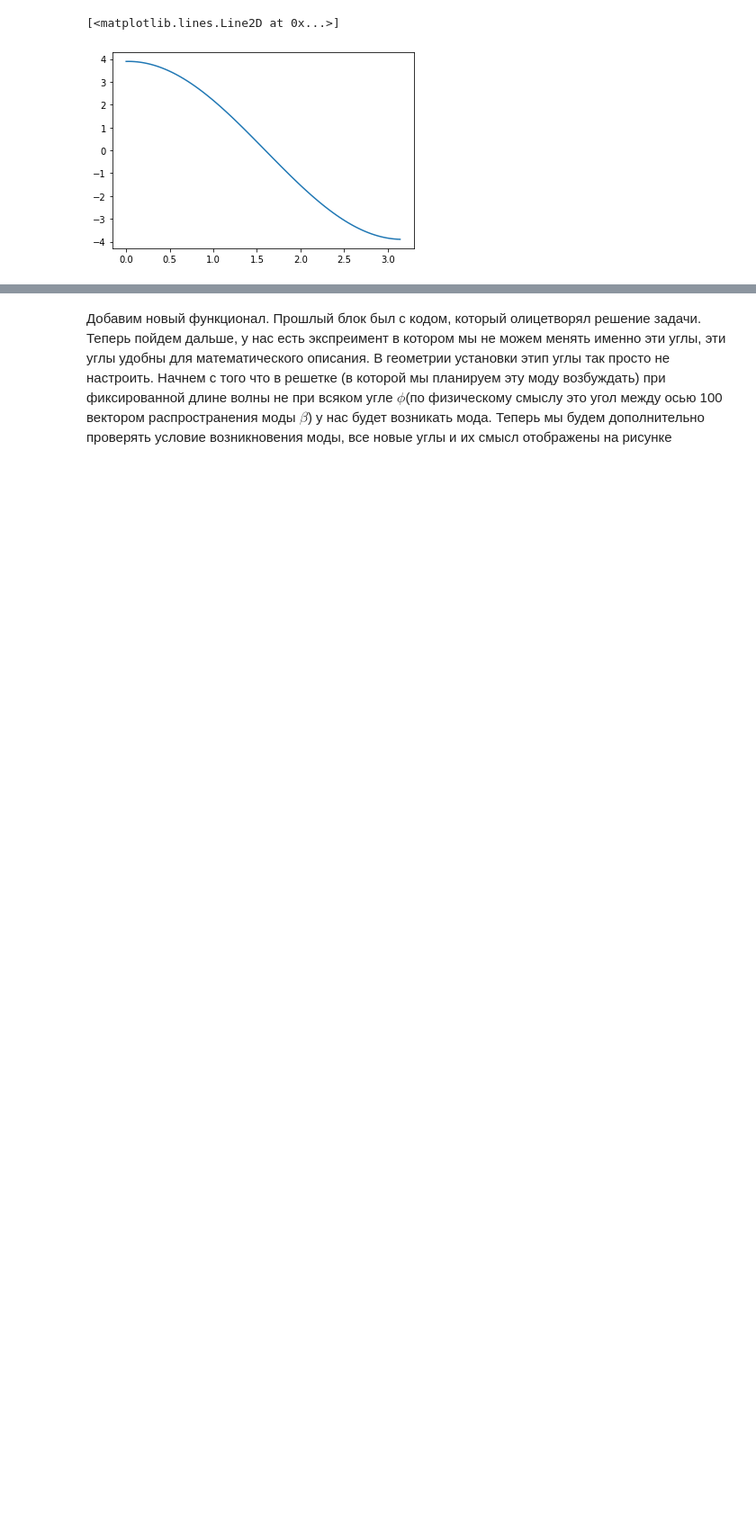
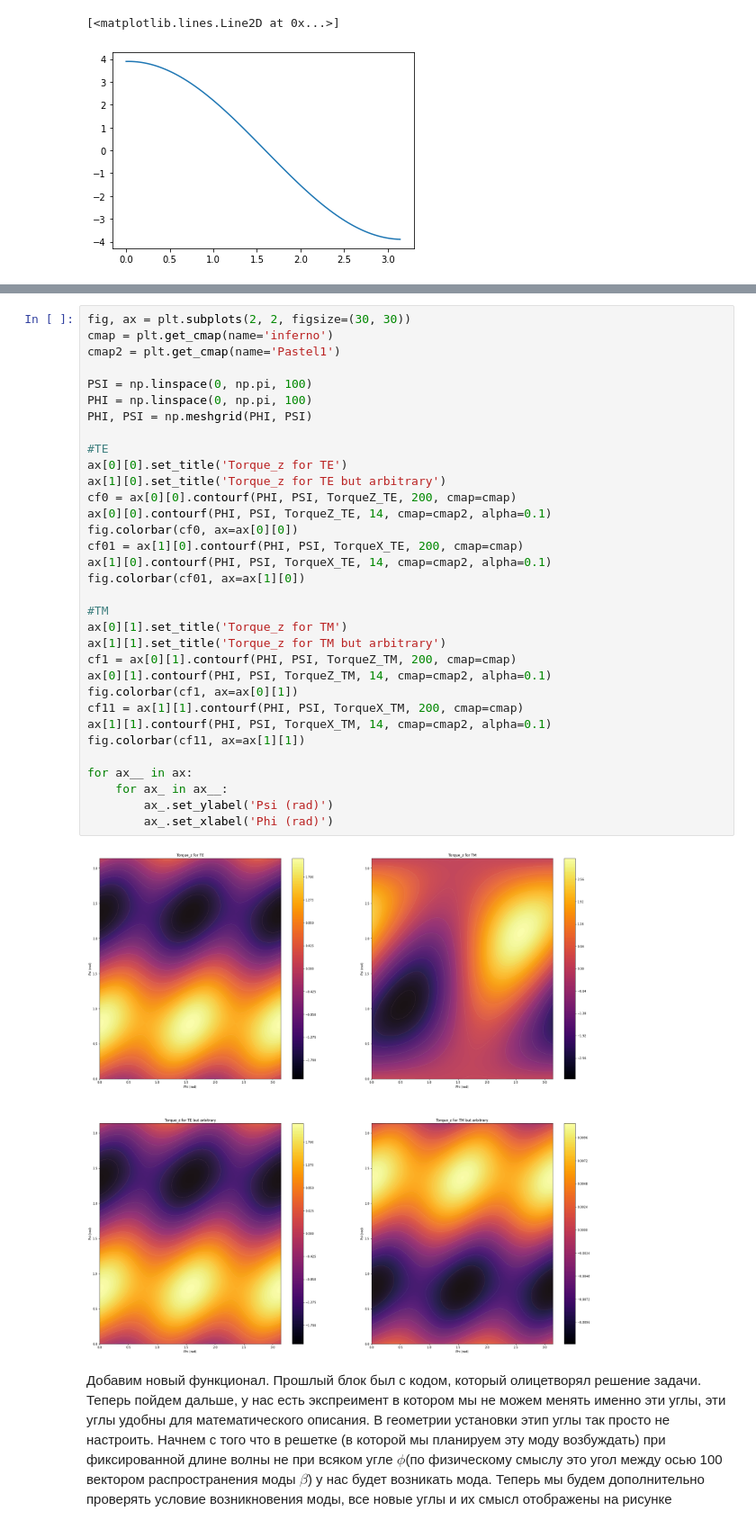
Before and after one commit to Semyonov-as/Python_Modelling, a Jupyter notebook: Waveguide_ICME.ipynb, the cells around one changed output, grey strips where cells are left out. Shown at 90% size. Cells and saved outputs as stored; diff of their text form; blank space fills up the shorter version.

```diff
--- a/Waveguide_ICME.ipynb
+++ b/Waveguide_ICME.ipynb
@@ -288,3 +317,38 @@ for ax__ in ax:
+# %%
+fig, ax = plt.subplots(2, 2, figsize=(30, 30))
+cmap = plt.get_cmap(name='inferno')
+cmap2 = plt.get_cmap(name='Pastel1')
+
+PSI = np.linspace(0, np.pi, 100)
+PHI = np.linspace(0, np.pi, 100)
+PHI, PSI = np.meshgrid(PHI, PSI)
+
+#TE
+ax[0][0].set_title('Torque_z for TE')
+ax[1][0].set_title('Torque_z for TE but arbitrary')
+cf0 = ax[0][0].contourf(PHI, PSI, TorqueZ_TE, 200, cmap=cmap)
+ax[0][0].contourf(PHI, PSI, TorqueZ_TE, 14, cmap=cmap2, alpha=0.1)
+fig.colorbar(cf0, ax=ax[0][0])
+cf01 = ax[1][0].contourf(PHI, PSI, TorqueX_TE, 200, cmap=cmap)
+ax[1][0].contourf(PHI, PSI, TorqueX_TE, 14, cmap=cmap2, alpha=0.1)
+fig.colorbar(cf01, ax=ax[1][0])
+
+#TM
+ax[0][1].set_title('Torque_z for TM')
+ax[1][1].set_title('Torque_z for TM but arbitrary')
+cf1 = ax[0][1].contourf(PHI, PSI, TorqueZ_TM, 200, cmap=cmap)
+ax[0][1].contourf(PHI, PSI, TorqueZ_TM, 14, cmap=cmap2, alpha=0.1)
+fig.colorbar(cf1, ax=ax[0][1])
+cf11 = ax[1][1].contourf(PHI, PSI, TorqueX_TM, 200, cmap=cmap)
+ax[1][1].contourf(PHI, PSI, TorqueX_TM, 14, cmap=cmap2, alpha=0.1)
+fig.colorbar(cf11, ax=ax[1][1])
+
+for ax__ in ax:
+    for ax_ in ax__:
+        ax_.set_ylabel('Psi (rad)')
+        ax_.set_xlabel('Phi (rad)')
+# %% [output]
+[figure, added]
 # %% [markdown]
 Добавим новый функционал. Прошлый блок был с кодом, который олицетворял решение задачи. Теперь пойдем дальше, у нас есть экспреимент в котором мы не можем менять именно эти углы, эти углы удобны для математического описания. В геометрии установки этип углы так просто не настроить. Начнем с того что в решетке (в которой мы планируем эту моду возбуждать) при фиксированной длине волны не при всяком угле $\phi$(по физическому смыслу это угол между осью 100 вектором распространения моды $\beta$) у нас будет возникать мода. Теперь мы будем дополнительно проверять условие возникновения моды, все новые углы и их смысл отображены на рисунке
 # %% [markdown]
```
Also changed, not shown: parts of 2 cells of this notebook.
